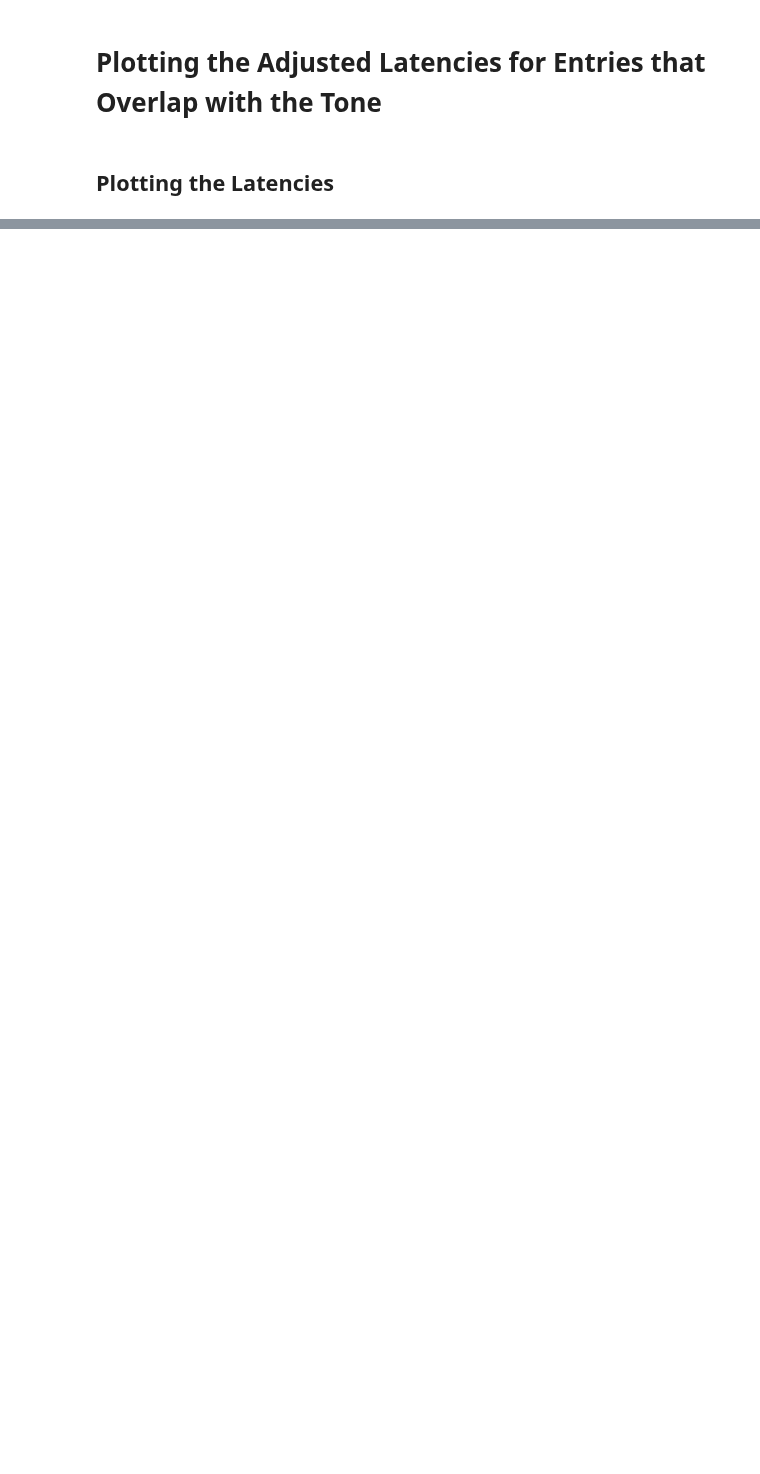
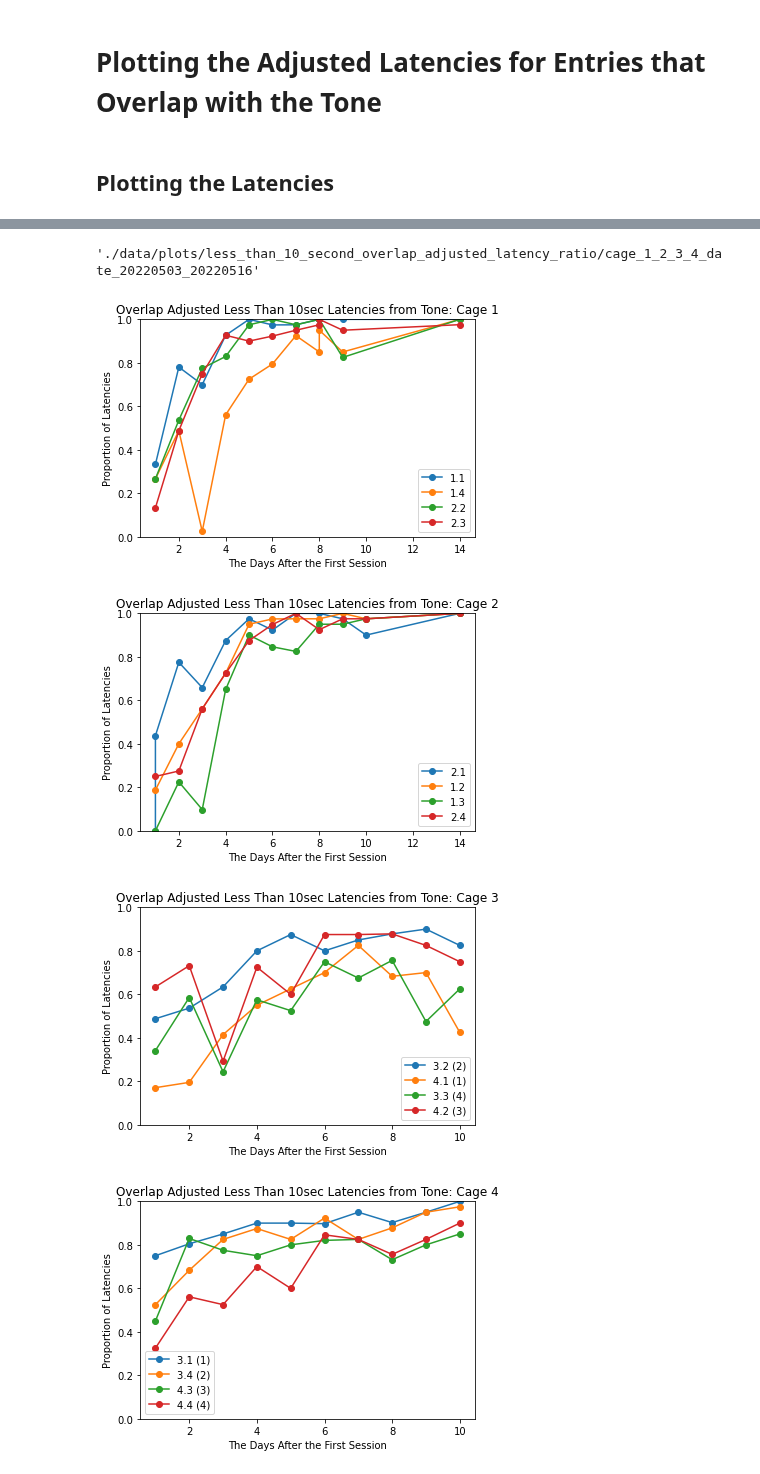
Before and after one commit to padillacoreanolab/med_pc_repo, a Jupyter notebook: jupyter_notebooks/02_calculating_latencies.ipynb, the cells around one changed output, grey strips where cells are left out. Saved outputs shown, nothing was run; the diff lists cells and outputs as text; code cells hidden in the pictures; blank space fills up the shorter version.

```diff
--- a/jupyter_notebooks/02_calculating_latencies.ipynb
+++ b/jupyter_notebooks/02_calculating_latencies.ipynb
@@ -750,28 +838,7 @@ for cage in grouped_averaged_first_porty_entry_dataframe["cage"].unique():
-# %%
-# Plotting for each cage
-for cage in grouped_averaged_first_porty_entry_dataframe["cage"].unique():
-    fig, ax = plt.subplots()
-    # Getting all the rows with the current cage number
-    cage_df = grouped_averaged_first_porty_entry_dataframe[grouped_averaged_first_porty_entry_dataframe["cage"] == cage]
-
-    # Plotting a line for each subject
-    for subject in cage_df["subject"].unique():
-        # Getting all the rows with the current subject
-        subject_df = cage_df[cage_df["subject"] == subject]
-        # Making the dates into days after the first session by subtracting all the dates by the first date
-        ax.plot(subject_df["date_int"] - subject_df["date_int"].min() + 1, subject_df["latency_adjusted_overlap"], '-o', label=subject)
-
-    # Setting the Y-Axis to only plot from 0 to 30 because we adjusted the latency to always be under 30
-    ax.set_ylim(0, 30)
-    # Labeling the X/Y Axis and the title
-    ax.set_xlabel("The Days After the First Session")
-    ax.set_ylabel("Adjusted Average Latency of First Entry to Tone Onset")
-    ax.set_title("Latency of Port Entry to Tone Adjusted for Overlap: Cage {}".format(cage))
-    # To show the legend
-    ax.legend()
-    plt.savefig("./data/plots/overlap_adjusted_latencies/overlap_adjusted_latencies_cage_{}_date_{}_{}.png".format(cage))
 # %%
-original_less_than_10_second_latency_ratio_output_directory = "./data/plots/original_less_than_10_second_latency_ratio/cage_{}_date_{}_{}".format(cage_numbers_for_title, earliest_date, latest_date)
+less_than_10_second_overlap_adjusted_latency_ratio_output_directory = "./data/plots/less_than_10_second_overlap_adjusted_latency_ratio/cage_{}_date_{}_{}".format(cage_numbers_for_title, earliest_date, latest_date)
 # %%
-original_less_than_10_second_latency_ratio_output_directory
+less_than_10_second_overlap_adjusted_latency_ratio_output_directory
+# %% [output]
+'./data/plots/less_than_10_second_overlap_adjusted_latency_ratio/cage_1_2_3_4_date_20220503_20220516'
 # %%
@@ -779,23 +846,30 @@ os.makedirs(original_less_than_10_second_latency_ratio_output_directory, exist_o
 # %%
 # Plotting for each cage
 for cage in grouped_averaged_first_porty_entry_dataframe["cage"].unique():
     fig, ax = plt.subplots()
     # Getting all the rows with the current cage number
     cage_df = grouped_averaged_first_porty_entry_dataframe[grouped_averaged_first_porty_entry_dataframe["cage"] == cage]
 
     # Plotting a line for each subject
     for subject in cage_df["subject"].unique():
         # Getting all the rows with the current subject
         subject_df = cage_df[cage_df["subject"] == subject]
         # Making the dates into days after the first session by subtracting all the dates by the first date
         ax.plot(subject_df["date_int"] - subject_df["date_int"].min() + 1, subject_df["overlap_adjusted_latency_less_than_10_seconds"], '-o', label=subject)
 
     # Setting the Y-Axis to only plot from 0 to 30 because we adjusted the latency to always be under 30
     ax.set_ylim(0, 1)
     # Labeling the X/Y Axis and the title
     ax.set_xlabel("The Days After the First Session")
     ax.set_ylabel("Proportion of Latencies")
     ax.set_title("Overlap Adjusted Less Than 10sec Latencies from Tone: Cage {}".format(cage))
     # To show the legend
     ax.legend()
-    plt.savefig("./data/plots/overlap_adjusted_proportion_of_latencies_less_than_10_seconds/overlap_adjusted_proportion_of_latencies_less_than_10_seconds_cage_{}_date_{}_{}.png".format(cage))
+
+    file_name = "less_than_10_second_overlap_adjusted_latency_ratio_plot_cage{}_date_{}_{}.png".format(cage, earliest_date, latest_date)
+    plt.savefig(os.path.join(less_than_10_second_overlap_adjusted_latency_ratio_output_directory, file_name))
+# %% [output]
+[figure, added]
+[figure, added]
+[figure, added]
+[figure, added]
```
Also changed, not shown: parts of 39 cells of this notebook.
